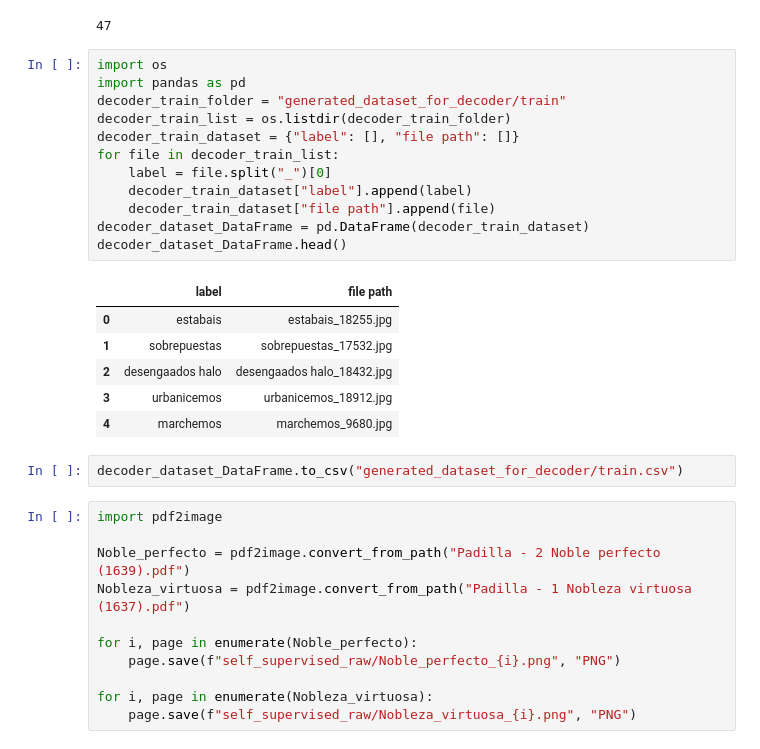
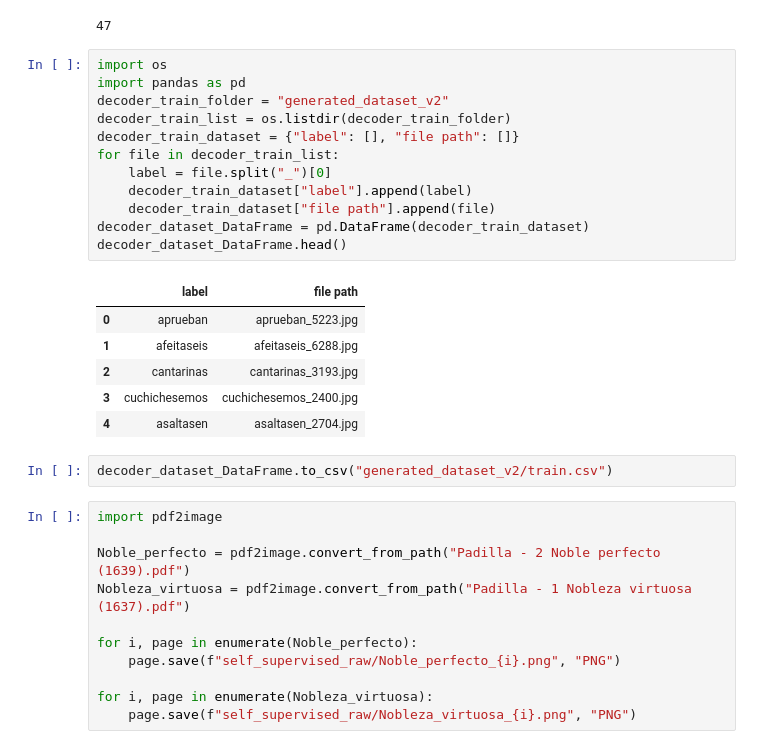
Before and after one commit to yamanoko/SeqCLR_RenaissanceSpanish, a Jupyter notebook: make_dataset.ipynb, the cells around one changed output. Drawn from its saved outputs; the diff is of its cells as text.

```diff
--- a/make_dataset.ipynb
+++ b/make_dataset.ipynb
@@ -604,24 +582,24 @@ max([len(char) for char in flatten_list])
 # %%
 import os
 import pandas as pd
-decoder_train_folder = "generated_dataset_for_decoder/train"
+decoder_train_folder = "generated_dataset_v2"
 decoder_train_list = os.listdir(decoder_train_folder)
 decoder_train_dataset = {"label": [], "file path": []}
 for file in decoder_train_list:
     label = file.split("_")[0]
     decoder_train_dataset["label"].append(label)
     decoder_train_dataset["file path"].append(file)
 decoder_dataset_DataFrame = pd.DataFrame(decoder_train_dataset)
 decoder_dataset_DataFrame.head()
 # %% [output]
 |  | label | file path |
-| 0 | estabais | estabais_18255.jpg |
-| 1 | sobrepuestas | sobrepuestas_17532.jpg |
-| 2 | desengaados halo | desengaados halo_18432.jpg |
-| 3 | urbanicemos | urbanicemos_18912.jpg |
-| 4 | marchemos | marchemos_9680.jpg |
+| 0 | aprueban | aprueban_5223.jpg |
+| 1 | afeitaseis | afeitaseis_6288.jpg |
+| 2 | cantarinas | cantarinas_3193.jpg |
+| 3 | cuchichesemos | cuchichesemos_2400.jpg |
+| 4 | asaltasen | asaltasen_2704.jpg |
 # %%
-decoder_dataset_DataFrame.to_csv("generated_dataset_for_decoder/train.csv")
+decoder_dataset_DataFrame.to_csv("generated_dataset_v2/train.csv")
 # %%
 import pdf2image
 
```
Also changed, not shown: parts of 27 cells of this notebook, 4 other files.
